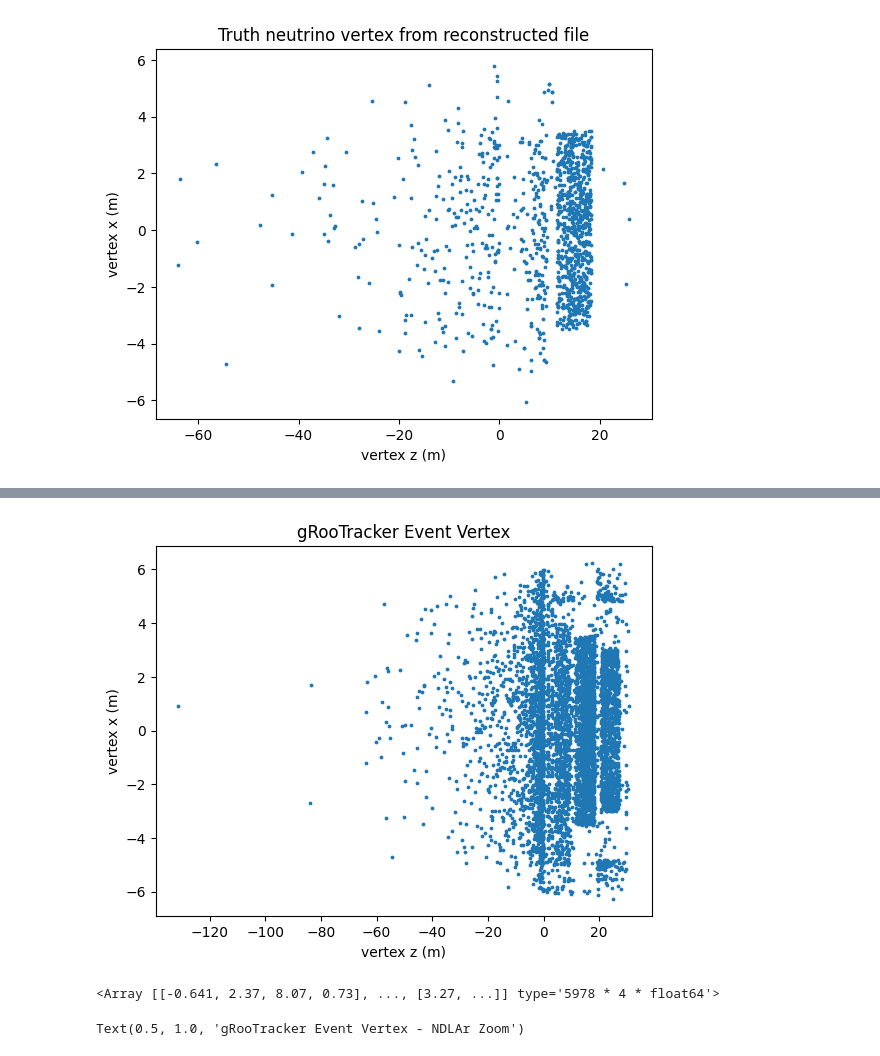
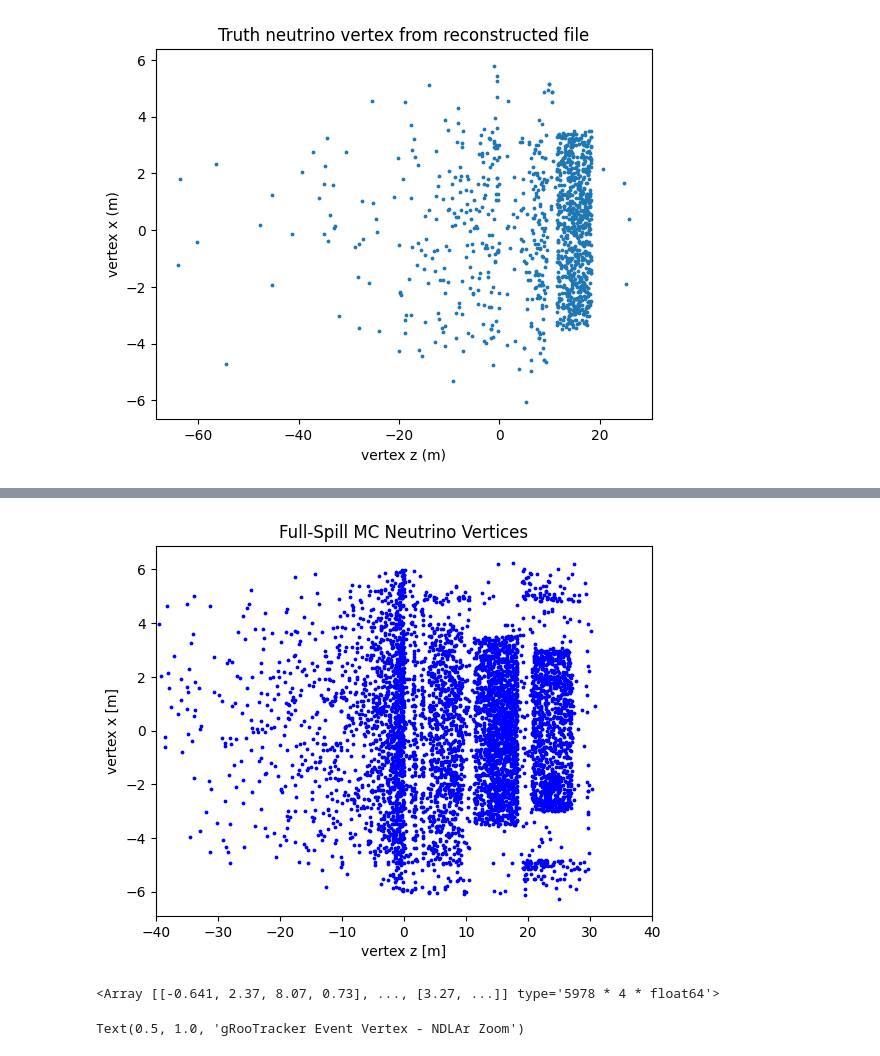
Before and after one commit to wer2ct/DUNE-TMS_timing_study, a Jupyter notebook: notebooks/June/notebook_6_26.ipynb, the cells around one changed output, grey strips where cells are left out. Drawn from its saved outputs; the diff is of its cells as text; code cells hidden in the pictures.

```diff
--- a/notebooks/notebook_6_26.ipynb
+++ b/notebooks/June/notebook_6_26.ipynb
@@ -100,15 +139,16 @@ edep_sim_file['DetSimPassThru']['gRooTracker'].keys()
 # %%
 true_neutrino_x_edep = edep_sim_file['DetSimPassThru']['gRooTracker']['EvtVtx'].arrays().EvtVtx[0:,0]
 true_neutrino_z_edep = edep_sim_file['DetSimPassThru']['gRooTracker']['EvtVtx'].arrays().EvtVtx[0:,2]
-plt.scatter(true_neutrino_z_edep, true_neutrino_x_edep, s = 3)
-plt.xlabel("vertex z (m)")
-plt.ylabel("vertex x (m)")
-plt.title("gRooTracker Event Vertex")
+plt.scatter(true_neutrino_z_edep, true_neutrino_x_edep, s = 3, color = 'blue')
+plt.xlabel("vertex z [m]")
+plt.xlim((-40,40))
+plt.ylabel("vertex x [m]")
+plt.title("Full-Spill MC Neutrino Vertices")
 plt.show()
 #Bang! Seems like this is actually all the neutrino vertices!
 edep_sim_file['DetSimPassThru']['gRooTracker']['EvtVtx'].arrays().EvtVtx
 # %% [output]
-[figure, old version]
+[figure, new version]
 <Array [[-0.641, 2.37, 8.07, 0.73], ..., [3.27, ...]] type='5978 * 4 * float64'>
 # %%
 plt.scatter(true_neutrino_z_edep, true_neutrino_x_edep, s = 3)
```
Also changed, not shown: parts of 4 cells of this notebook, 48 other files.
